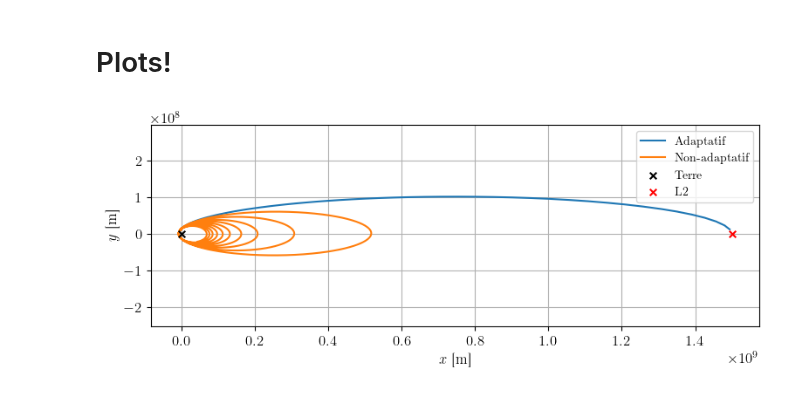
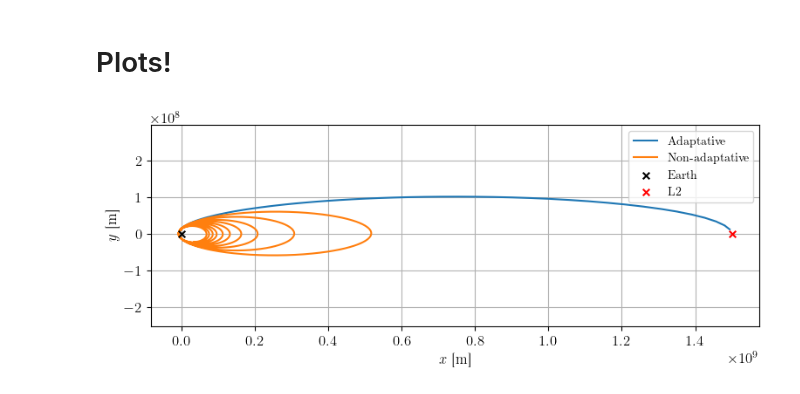
Before and after one commit to TomVdt/PhysNum, a Jupyter notebook: exercice3/analysis/analysis3ai.ipynb, the cells around one changed output. Saved outputs shown, nothing was run; the diff lists cells and outputs as text; code cells hidden in the pictures.

```diff
--- a/exercice3/analysis/analysis3ai.ipynb
+++ b/exercice3/analysis/analysis3ai.ipynb
@@ -24,8 +23,8 @@ src/Ex3_2024.cpp:49:59: warning: unused parameter 't' [-Wunused-parameter]
 config_name = 'transfert'
 conf = load_conf(config_name)
 # %%
-G = 6.674e-11
-a = (conf['r0'] + conf['r1']) / 2
+# G = 6.674e-11
+# a = (conf['r0'] + conf['r1']) / 2
 
 # tFin = 2 * np.pi * np.sqrt(conf['a']**3 / (8 * (G * conf['m2'])))
 # tFin = 2 * np.pi * np.sqrt(a**3 / (G * conf['m2']) )
@@ -71,29 +70,29 @@ for file, params in zip(outputs, all_params):
 # %%
 plt.figure(figsize=(9, 3))
 
 for (params, data) in all_data.values():
     t, x, y = data[:,0], data[:,1], data[:,2]
     label = ''
     if params['adapt']=='true':
-        label = 'Adaptatif'
+        label = 'Adaptative'
     else:
-        label='Non-adaptatif'
+        label='Non-adaptative'
     plt.plot(x, y, label=label)
 
-plt.scatter(0, 0, color='black', marker='x', label='Terre', s=30, zorder=2)
+plt.scatter(0, 0, color='black', marker='x', label='Earth', s=30, zorder=2)
 plt.scatter(1.5e9, 0, color='red', marker='x', label='L2', s=30, zorder=3)
 
 
 plt.axis('equal')
 plt.grid()
 plt.legend()
 
 plt.xlabel(r'$x$ [m]')
 plt.ylabel(r'$y$ [m]')
 
 plt.savefig(export_path + 'transfert_comparaison.pdf')
 # %% [output]
-[figure, old version]
+[figure, new version]
 # %%
 for (params, data) in all_data.values():
     t, energy = data[:,0], data[:,5]
```
Also changed, not shown: parts of 3 cells of this notebook, 3 other files.
